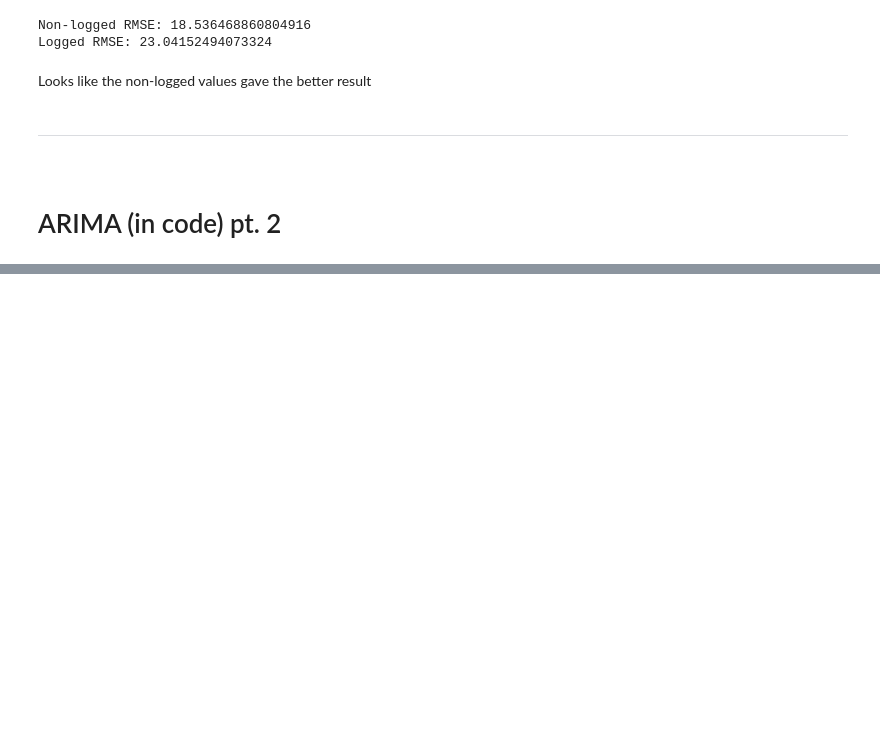
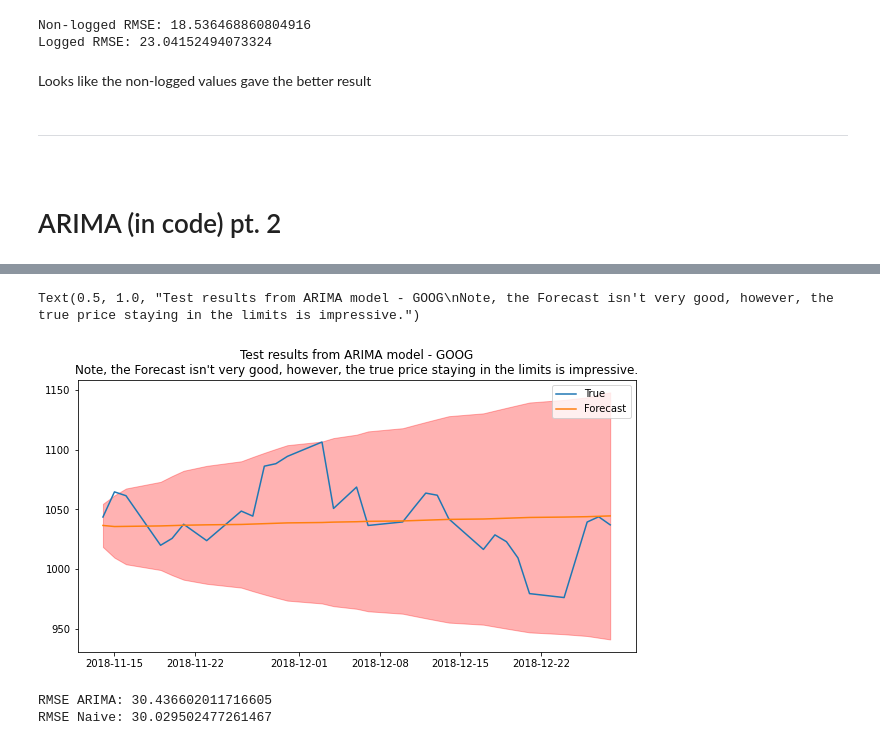
Before and after one commit to StevenSigil/Financial-Engineering-and-AI-with-Python-Project, a Jupyter notebook: my_files/11-Auto_ARIMA_and_ModelSelection.ipynb, the cells around one changed output, grey strips where cells are left out. Cells and saved outputs as stored; diff of their text form; code cells hidden in the pictures; blank space fills up the shorter version.

```diff
--- a/my_files/11-Auto_ARIMA_and_ModelSelection.ipynb
+++ b/my_files/11-Auto_ARIMA_and_ModelSelection.ipynb
@@ -252,0 +344,16 @@ Looks like the non-logged values gave the better result
+# %%
+def plot_test(model, test, Ntest=30):
+    """Plots the test/fitted_data period for better evaluation"""
+    test_pred, confint = model.predict(n_periods=Ntest, return_conf_int=True)
+
+    fig, ax = plt.subplots(figsize=(10,5))
+    ax.plot(test.index, test, label='True')
+    ax.plot(test.index, test_pred, label='Forecast')
+    ax.fill_between(test.index, confint[:, 0], confint[:, 1], color='red', alpha=0.3)
+    ax.legend()
+# %%
+plot_test(model, test)
+plt.title("Test results from ARIMA model - GOOG\nNote, the Forecast isn't very good, however, the true price staying in the limits is impressive.")
+# %% [output]
+Text(0.5, 1.0, "Test results from ARIMA model - GOOG\nNote, the Forecast isn't very good, however, the true price staying in the limits is impressive.")
+[figure, added]
@@ -252,0 +363,8 @@ Looks like the non-logged values gave the better result
+# %%
+# Testing to see if this ARIMA model does any better than a Naive forecast
+
+print("RMSE ARIMA:", rmse(model.predict(Ntest), test))
+print("RMSE Naive:", rmse(train.iloc[-1], test))
+# %% [output]
+RMSE ARIMA: 30.436602011716605
+RMSE Naive: 30.029502477261467
```
Also changed, not shown: parts of 29 cells of this notebook, 1 other file.
